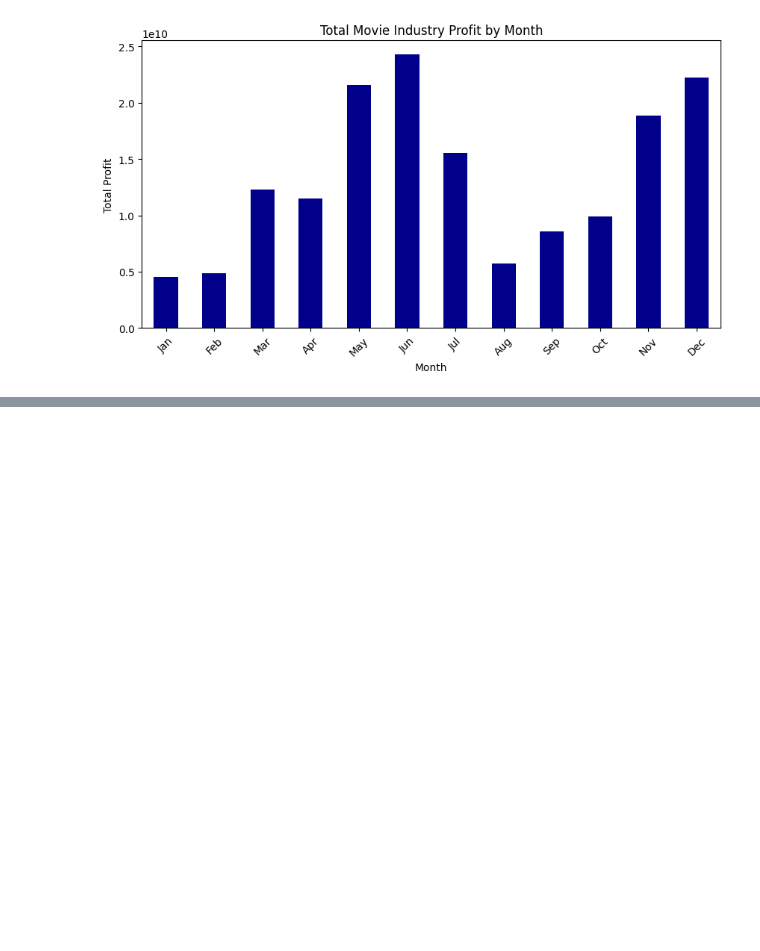
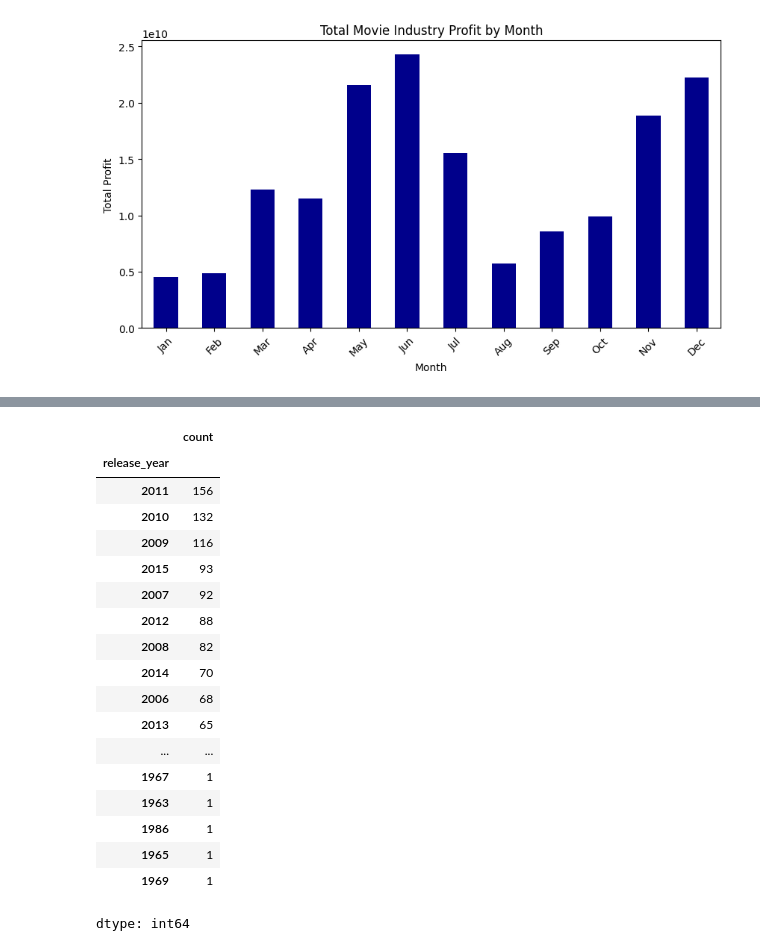
Before and after one commit to Olufunke2580/Olufunke_Data_Analysis_Portfolio, a Jupyter notebook: Movie_data_analysis.ipynb, the cells around one changed output, grey strips where cells are left out. Drawn from its saved outputs; the diff is of its cells as text; code cells hidden in the pictures; blank space fills up the shorter version.

```diff
--- a/Movie_data_analysis.ipynb
+++ b/Movie_data_analysis.ipynb
@@ -593,0 +574,31 @@ The trend suggests that seasonal factors significantly impact movie industry rev
+# %%
+# Yearly Movie production and release count
+
+df['release_year'].value_counts().sort_values(ascending=False)
+
+'''
+Movie production peaked in the 2010s, with 2011 (156 movies) having the highest count.
+The 2000s also saw high production, while the 1990s and earlier decades had significantly fewer releases, often below 10 movies per year.
+The 1960s–1980s had the lowest counts, with some years producing only 1–2 movies.
+This trend highlights the industry's growth over time, with more movies being released in recent decades.
+'''
+# %% [output]
+|  | count |
+| release_year |  |
+| 2011 | 156 |
+| 2010 | 132 |
+| 2009 | 116 |
+| 2015 | 93 |
+| 2007 | 92 |
+| 2012 | 88 |
+| 2008 | 82 |
+| 2014 | 70 |
+| 2006 | 68 |
+| 2013 | 65 |
+| ... | ... |
+| 1967 | 1 |
+| 1963 | 1 |
+| 1986 | 1 |
+| 1965 | 1 |
+| 1969 | 1 |
+dtype: int64
```
Also changed, not shown: parts of 12 cells of this notebook.
